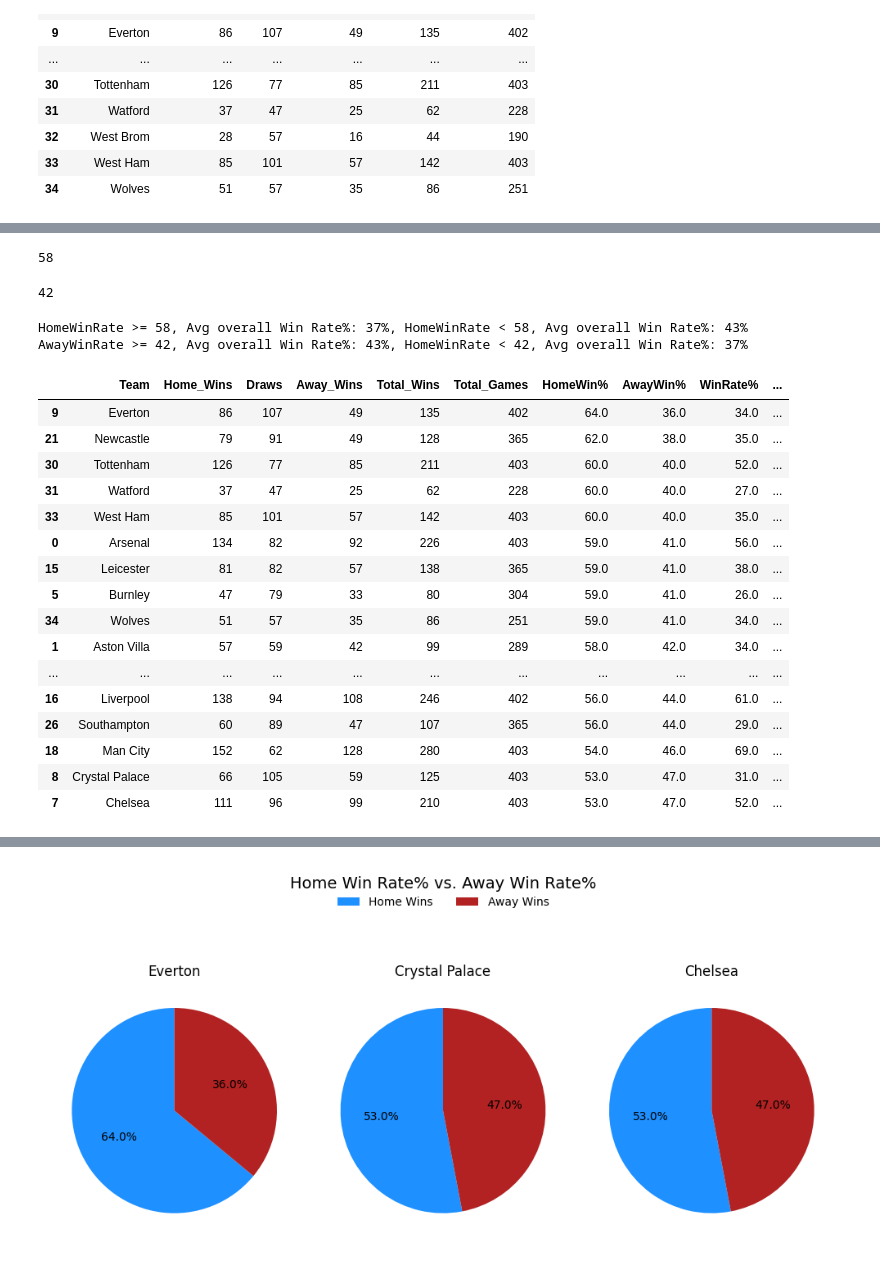
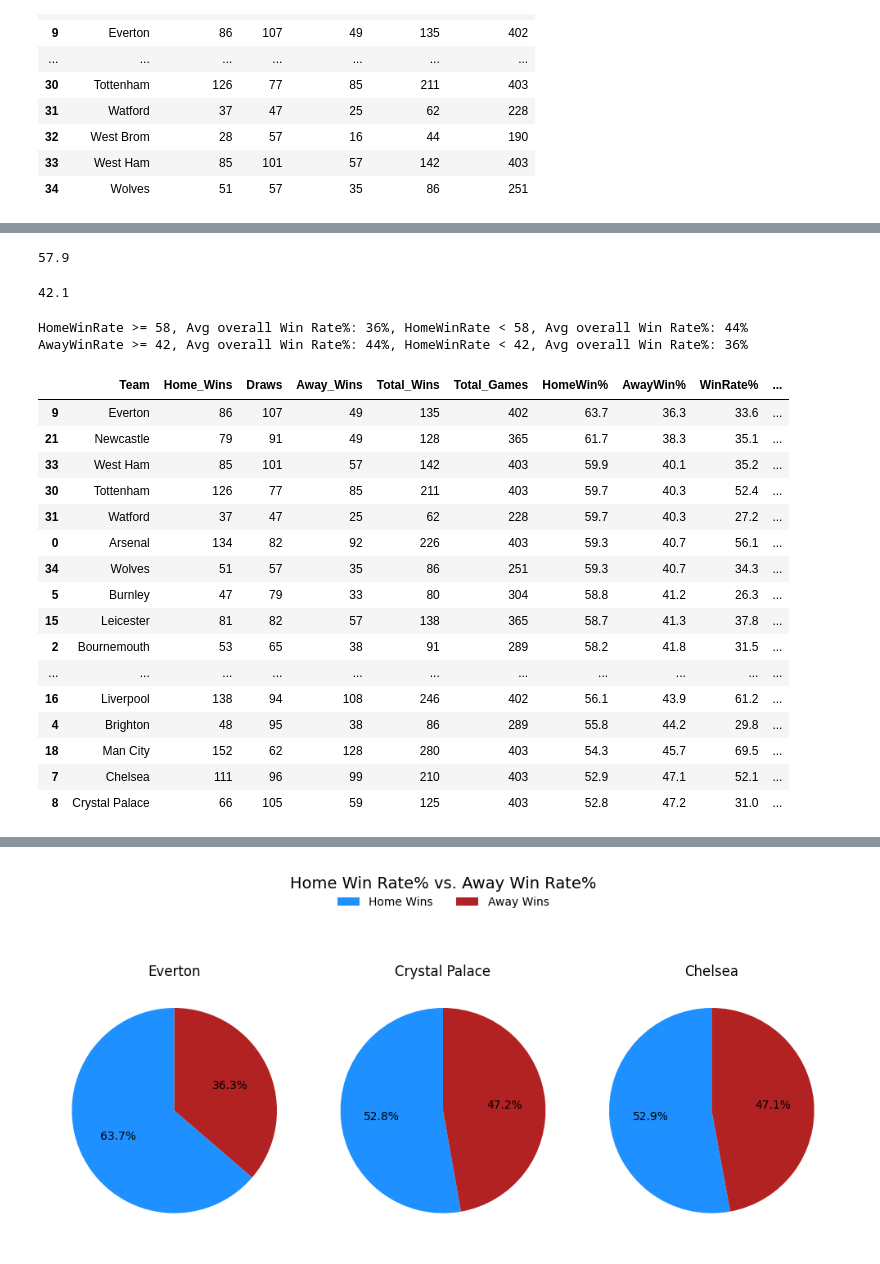
Before and after one commit to SmithNJ13/data_analysis, a Jupyter notebook: analysis.ipynb, the cells around one changed output, grey strips where cells are left out. Drawn from its saved outputs; the diff is of its cells as text; code cells hidden in the pictures.

```diff
--- a/analysis.ipynb
+++ b/analysis.ipynb
@@ -608,9 +610,9 @@ Question_Two
 | 33 | West Ham | 85 | 101 | 57 | 142 | 403 |
 | 34 | Wolves | 51 | 57 | 35 | 86 | 251 |
 # %%
-Question_Two["HomeWin%"] = round((Question_Two["Home_Wins"] / Question_Two["Total_Wins"]), 2) * 100
-Question_Two["AwayWin%"] = round((Question_Two["Away_Wins"] / Question_Two["Total_Wins"]), 2) * 100
-Question_Two["WinRate%"] = round((Question_Two["Total_Wins"] / Question_Two["Total_Games"]), 2) * 100
+Question_Two["HomeWin%"] = round((Question_Two["Home_Wins"] / Question_Two["Total_Wins"]), 3) * 100
+Question_Two["AwayWin%"] = round((Question_Two["Away_Wins"] / Question_Two["Total_Wins"]), 3) * 100
+Question_Two["WinRate%"] = round((Question_Two["Total_Wins"] / Question_Two["Total_Games"]), 3) * 100
 # Question_Two.drop(columns="WinRate%", inplace=True)
 Question_Two
 # %% [output]
@@ -669,8 +671,8 @@ Question_Two.sort_values(by="WinRate%", ascending=False)
 # Okay! Now everything is fixed and teams actually have 38 matches played now - as one would expect! We can use this data :)
 # I'm going to add in a draw% and a loss% for better analysis.
 # %%
-Question_Two["DrawRate%"] = round(Question_Two["Draws"] / Question_Two["Total_Games"], 2) * 100
-Question_Two["LossRate%"] = round(100 - (Question_Two["WinRate%"] + Question_Two["DrawRate%"]))
+Question_Two["DrawRate%"] = round(Question_Two["Draws"] / Question_Two["Total_Games"], 3) * 100
+Question_Two["LossRate%"] = round(100 - (Question_Two["WinRate%"] + Question_Two["DrawRate%"]), 3)
 Question_Two
 # %% [output]
 |  | Team | Home_Wins | Draws | Away_Wins | Total_Wins | Total_Games | HomeWin% | AwayWin% | WinRate% | ... |
@@ -774,11 +776,11 @@ Question_Two_50Wins.sort_values(by="AwayWin%", ascending=False)
 # %%
-int(Question_Two_50Wins["HomeWin%"].mean())
+round(float(Question_Two_50Wins["HomeWin%"].mean()), 2)
 # %% [output]
-58
+57.9
 # %%
-int(Question_Two_50Wins["AwayWin%"].mean())
+round(float(Question_Two_50Wins["AwayWin%"].mean()), 2)
 # %% [output]
-42
+42.1
 # %%
 HomeWin58 = Question_Two_50Wins[Question_Two_50Wins["HomeWin%"] >= 58.0]
 Value1 = int(HomeWin58["WinRate%"].mean())
@@ -792,28 +794,28 @@ Value4 = int(AwayWinLow42["WinRate%"].mean())
 print(f"HomeWinRate >= 58, Avg overall Win Rate%: {Value1}%, HomeWinRate < 58, Avg overall Win Rate%: {Value2}%")
 print(f"AwayWinRate >= 42, Avg overall Win Rate%: {Value3}%, HomeWinRate < 42, Avg overall Win Rate%: {Value4}%")
 # %% [output]
-HomeWinRate >= 58, Avg overall Win Rate%: 37%, HomeWinRate < 58, Avg overall Win Rate%: 43%
-AwayWinRate >= 42, Avg overall Win Rate%: 43%, HomeWinRate < 42, Avg overall Win Rate%: 37%
+HomeWinRate >= 58, Avg overall Win Rate%: 36%, HomeWinRate < 58, Avg overall Win Rate%: 44%
+AwayWinRate >= 42, Avg overall Win Rate%: 44%, HomeWinRate < 42, Avg overall Win Rate%: 36%
 # %%
-Question_Two_50Wins.sort_values(by="HomeWin%", ascending=)
+Question_Two_50Wins.sort_values(by="HomeWin%", ascending=False)
 # %% [output]
 |  | Team | Home_Wins | Draws | Away_Wins | Total_Wins | Total_Games | HomeWin% | AwayWin% | WinRate% | ... |
-| 9 | Everton | 86 | 107 | 49 | 135 | 402 | 64.0 | 36.0 | 34.0 | ... |
-| 21 | Newcastle | 79 | 91 | 49 | 128 | 365 | 62.0 | 38.0 | 35.0 | ... |
-| 30 | Tottenham | 126 | 77 | 85 | 211 | 403 | 60.0 | 40.0 | 52.0 | ... |
-| 31 | Watford | 37 | 47 | 25 | 62 | 228 | 60.0 | 40.0 | 27.0 | ... |
-| 33 | West Ham | 85 | 101 | 57 | 142 | 403 | 60.0 | 40.0 | 35.0 | ... |
-| 0 | Arsenal | 134 | 82 | 92 | 226 | 403 | 59.0 | 41.0 | 56.0 | ... |
-| 15 | Leicester | 81 | 82 | 57 | 138 | 365 | 59.0 | 41.0 | 38.0 | ... |
-| 5 | Burnley | 47 | 79 | 33 | 80 | 304 | 59.0 | 41.0 | 26.0 | ... |
-| 34 | Wolves | 51 | 57 | 35 | 86 | 251 | 59.0 | 41.0 | 34.0 | ... |
-| 1 | Aston Villa | 57 | 59 | 42 | 99 | 289 | 58.0 | 42.0 | 34.0 | ... |
+| 9 | Everton | 86 | 107 | 49 | 135 | 402 | 63.7 | 36.3 | 33.6 | ... |
+| 21 | Newcastle | 79 | 91 | 49 | 128 | 365 | 61.7 | 38.3 | 35.1 | ... |
+| 33 | West Ham | 85 | 101 | 57 | 142 | 403 | 59.9 | 40.1 | 35.2 | ... |
+| 30 | Tottenham | 126 | 77 | 85 | 211 | 403 | 59.7 | 40.3 | 52.4 | ... |
+| 31 | Watford | 37 | 47 | 25 | 62 | 228 | 59.7 | 40.3 | 27.2 | ... |
+| 0 | Arsenal | 134 | 82 | 92 | 226 | 403 | 59.3 | 40.7 | 56.1 | ... |
+| 34 | Wolves | 51 | 57 | 35 | 86 | 251 | 59.3 | 40.7 | 34.3 | ... |
+| 5 | Burnley | 47 | 79 | 33 | 80 | 304 | 58.8 | 41.2 | 26.3 | ... |
+| 15 | Leicester | 81 | 82 | 57 | 138 | 365 | 58.7 | 41.3 | 37.8 | ... |
+| 2 | Bournemouth | 53 | 65 | 38 | 91 | 289 | 58.2 | 41.8 | 31.5 | ... |
 | ... | ... | ... | ... | ... | ... | ... | ... | ... | ... | ... |
-| 16 | Liverpool | 138 | 94 | 108 | 246 | 402 | 56.0 | 44.0 | 61.0 | ... |
-| 26 | Southampton | 60 | 89 | 47 | 107 | 365 | 56.0 | 44.0 | 29.0 | ... |
-| 18 | Man City | 152 | 62 | 128 | 280 | 403 | 54.0 | 46.0 | 69.0 | ... |
-| 8 | Crystal Palace | 66 | 105 | 59 | 125 | 403 | 53.0 | 47.0 | 31.0 | ... |
-| 7 | Chelsea | 111 | 96 | 99 | 210 | 403 | 53.0 | 47.0 | 52.0 | ... |
+| 16 | Liverpool | 138 | 94 | 108 | 246 | 402 | 56.1 | 43.9 | 61.2 | ... |
+| 4 | Brighton | 48 | 95 | 38 | 86 | 289 | 55.8 | 44.2 | 29.8 | ... |
+| 18 | Man City | 152 | 62 | 128 | 280 | 403 | 54.3 | 45.7 | 69.5 | ... |
+| 7 | Chelsea | 111 | 96 | 99 | 210 | 403 | 52.9 | 47.1 | 52.1 | ... |
+| 8 | Crystal Palace | 66 | 105 | 59 | 125 | 403 | 52.8 | 47.2 | 31.0 | ... |
 # %%
 Question_Two_50Wins.sort_values(by="AwayWin%", ascending=False)
 # %% [output]
```
Also changed, not shown: parts of 29 cells of this notebook.
